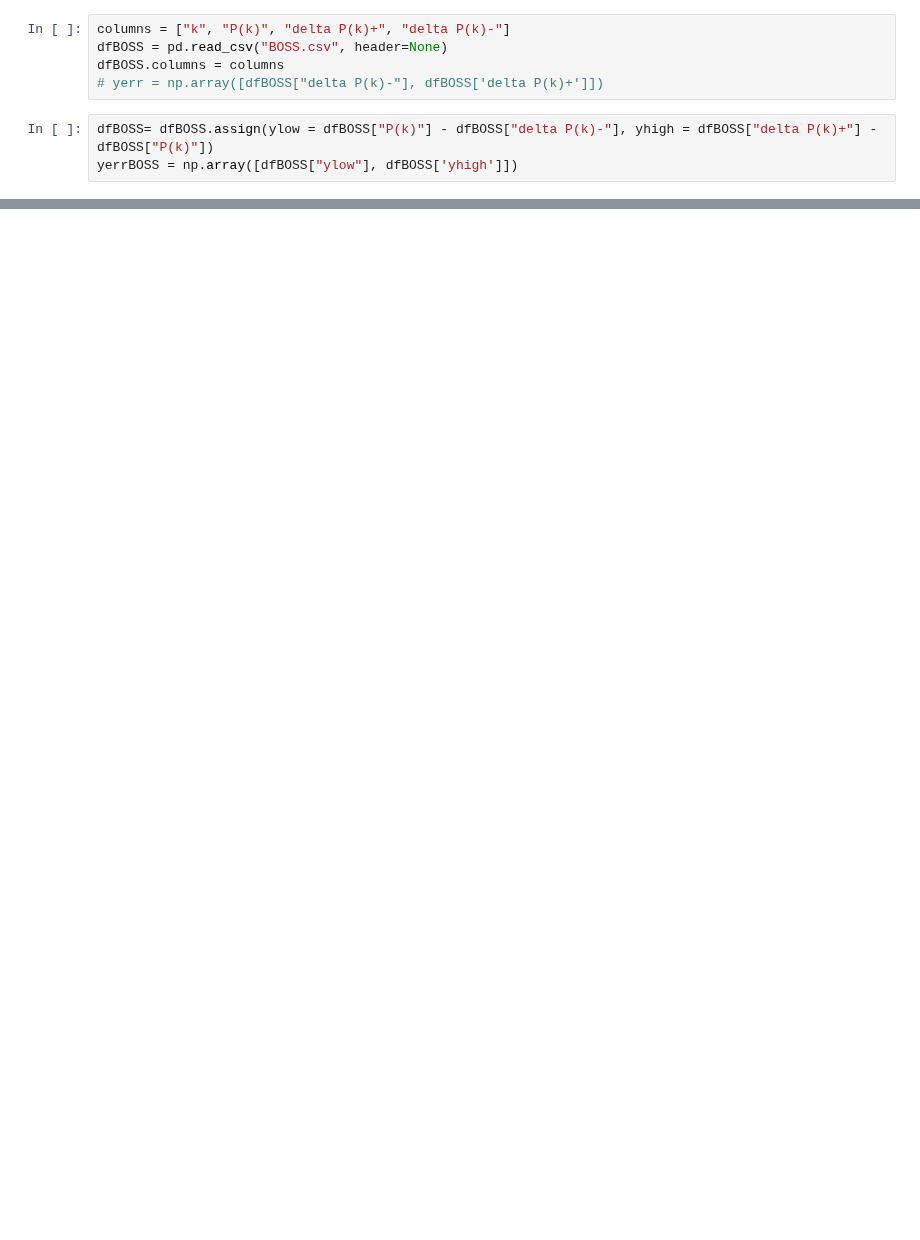
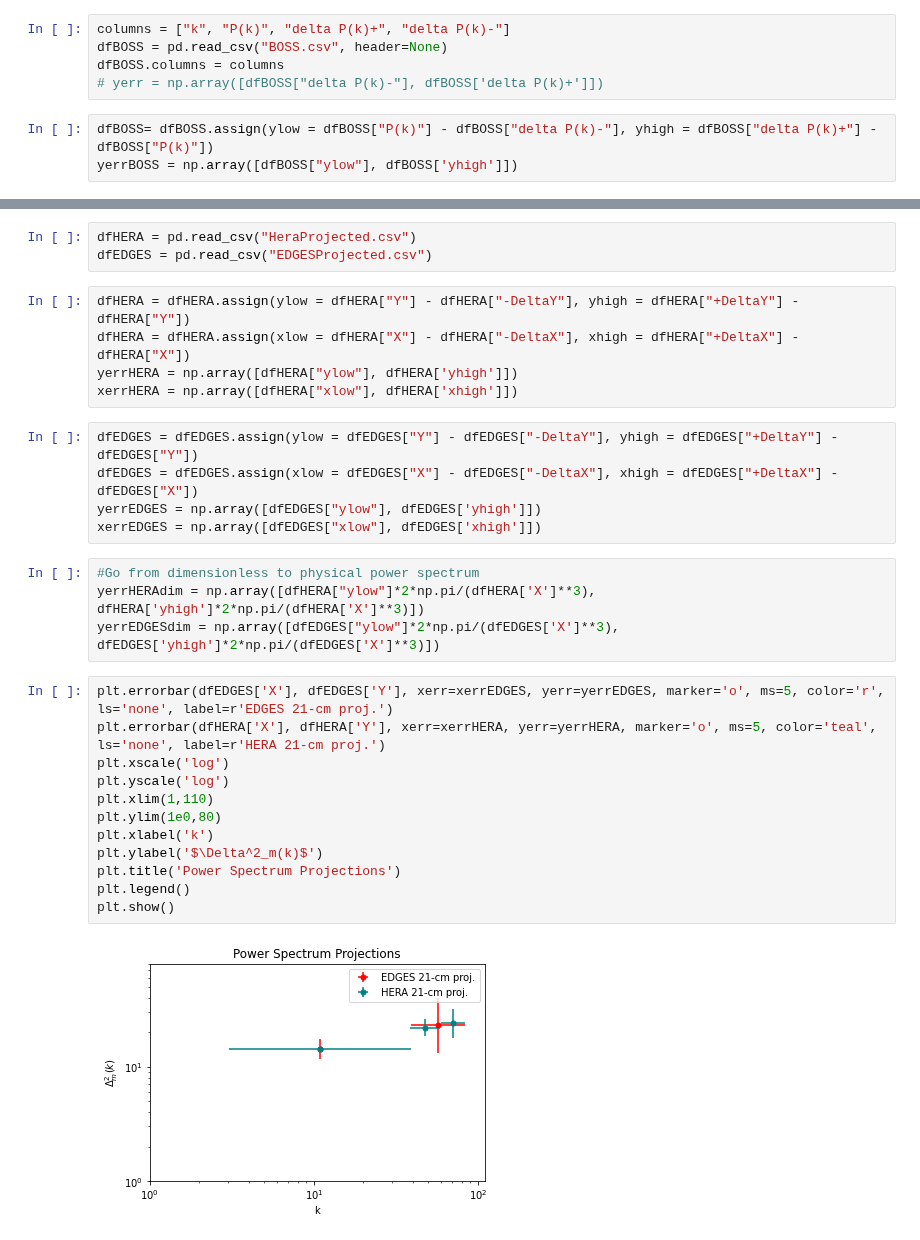
Before and after one commit to NolanSmyth/class_recoupling, a Jupyter notebook: analyze_interps.ipynb, the cells around one changed output, grey strips where cells are left out. Cells and saved outputs as stored; diff of their text form; blank space fills up the shorter version.

```diff
--- a/analyze_interps.ipynb
+++ b/analyze_interps.ipynb
@@ -274,0 +273,31 @@ plt.show()
+# %%
+dfHERA = pd.read_csv("HeraProjected.csv")
+dfEDGES = pd.read_csv("EDGESProjected.csv")
+# %%
+dfHERA = dfHERA.assign(ylow = dfHERA["Y"] - dfHERA["-DeltaY"], yhigh = dfHERA["+DeltaY"] - dfHERA["Y"])
+dfHERA = dfHERA.assign(xlow = dfHERA["X"] - dfHERA["-DeltaX"], xhigh = dfHERA["+DeltaX"] - dfHERA["X"])
+yerrHERA = np.array([dfHERA["ylow"], dfHERA['yhigh']])
+xerrHERA = np.array([dfHERA["xlow"], dfHERA['xhigh']])
+# %%
+dfEDGES = dfEDGES.assign(ylow = dfEDGES["Y"] - dfEDGES["-DeltaY"], yhigh = dfEDGES["+DeltaY"] - dfEDGES["Y"])
+dfEDGES = dfEDGES.assign(xlow = dfEDGES["X"] - dfEDGES["-DeltaX"], xhigh = dfEDGES["+DeltaX"] - dfEDGES["X"])
+yerrEDGES = np.array([dfEDGES["ylow"], dfEDGES['yhigh']])
+xerrEDGES = np.array([dfEDGES["xlow"], dfEDGES['xhigh']])
+# %%
+#Go from dimensionless to physical power spectrum
+yerrHERAdim = np.array([dfHERA["ylow"]*2*np.pi/(dfHERA['X']**3), dfHERA['yhigh']*2*np.pi/(dfHERA['X']**3)])
+yerrEDGESdim = np.array([dfEDGES["ylow"]*2*np.pi/(dfEDGES['X']**3), dfEDGES['yhigh']*2*np.pi/(dfEDGES['X']**3)])
+# %%
+plt.errorbar(dfEDGES['X'], dfEDGES['Y'], xerr=xerrEDGES, yerr=yerrEDGES, marker='o', ms=5, color='r', ls='none', label=r'EDGES 21-cm proj.')
+plt.errorbar(dfHERA['X'], dfHERA['Y'], xerr=xerrHERA, yerr=yerrHERA, marker='o', ms=5, color='teal', ls='none', label=r'HERA 21-cm proj.')
+plt.xscale('log')
+plt.yscale('log')
+plt.xlim(1,110)
+plt.ylim(1e0,80)
+plt.xlabel('k')
+plt.ylabel('$\Delta^2_m(k)$')
+plt.title('Power Spectrum Projections')
+plt.legend()
+plt.show()
+# %% [output]
+[figure, added]
```
Also changed, not shown: parts of 11 cells of this notebook, 2 other files.
